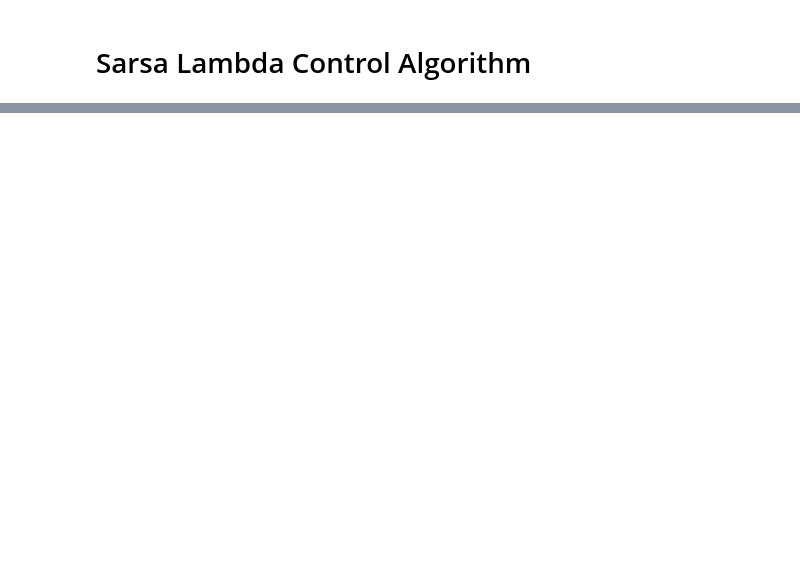
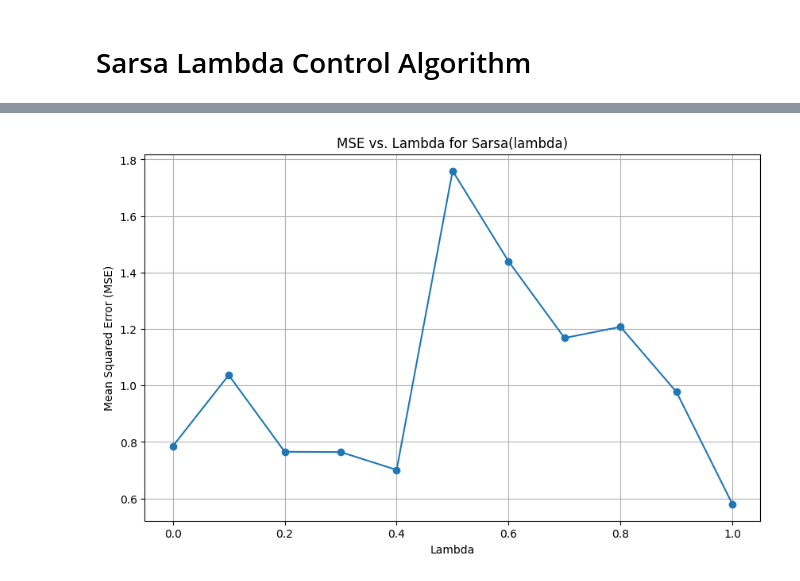
Before and after one commit to Andyccs/reinforcement_learning_david_silver_summary, a Jupyter notebook: easy21/easy21.ipynb, the cells around one changed output, grey strips where cells are left out. Saved outputs shown, nothing was run; the diff lists cells and outputs as text; code cells hidden in the pictures; blank space fills up the shorter version.

```diff
--- a/easy21/easy21.ipynb
+++ b/easy21/easy21.ipynb
@@ -105,0 +127,9 @@ learning.plot_mse_per_episode(mse_lambda_0, mse_lambda_1, "lambda=0", "lambda=1"
+# %%
+approx_lambda_to_mse = {}
+for l in [x / 10 for x in range(0, 11)]:
+    temp_approx_q_state_action, _ = learning.linear_function_approximation_control(episodes=1_000, gamma=1.0, llambda=l)
+    approx_lambda_to_mse[l] = learning.compute_mse(mc_q_state_action, temp_approx_q_state_action)
+# %%
+learning.plot_lambda_mse(approx_lambda_to_mse)
+# %% [output]
+[figure, added]
```
Also changed, not shown: parts of 20 cells of this notebook, 2 other files.
